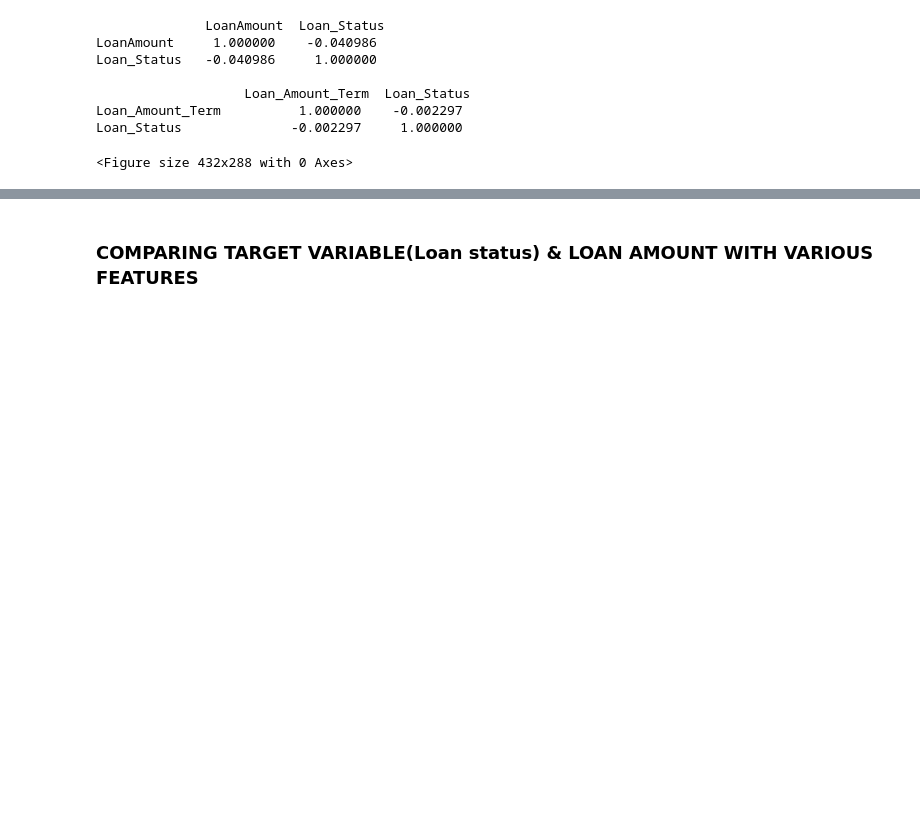
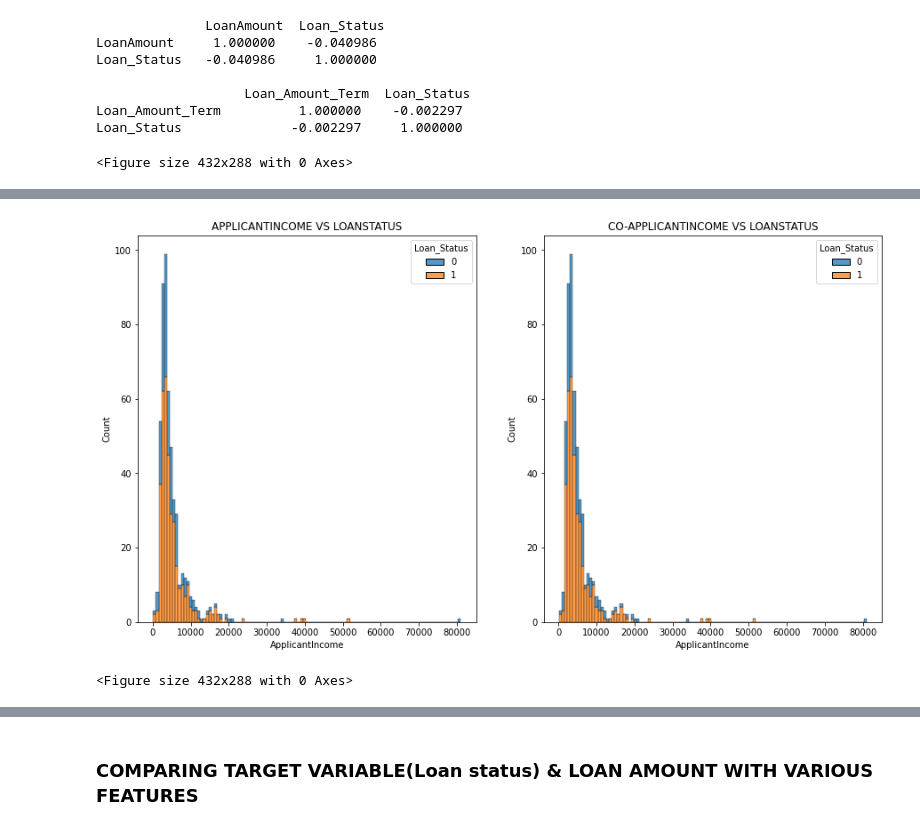
Before and after one commit to JayabharathiRavi/Loan_status, a Jupyter notebook: loan_status_predict.ipynb, the cells around one changed output, grey strips where cells are left out. Cells and saved outputs as stored; diff of their text form; code cells hidden in the pictures; blank space fills up the shorter version.

```diff
--- a/loan_status_predict.ipynb
+++ b/loan_status_predict.ipynb
@@ -733,0 +767,15 @@ Loan_Status           0.550272     1.000000
+# %%
+plt.figure(figsize=(15,8))
+
+plt.subplot(121)
+sns.histplot(data=x_train, x="ApplicantIncome", hue="Loan_Status", multiple="stack")
+plt.title('APPLICANTINCOME VS LOANSTATUS')
+
+plt.subplot(122)
+sns.histplot(data=x_train, x="ApplicantIncome", hue="Loan_Status", multiple="stack")
+plt.title('CO-APPLICANTINCOME VS LOANSTATUS')
+plt.show()
+plt.tight_layout()
+# %% [output]
+[figure, added]
+<Figure size 432x288 with 0 Axes>
```
Also changed, not shown: parts of 61 cells of this notebook.
